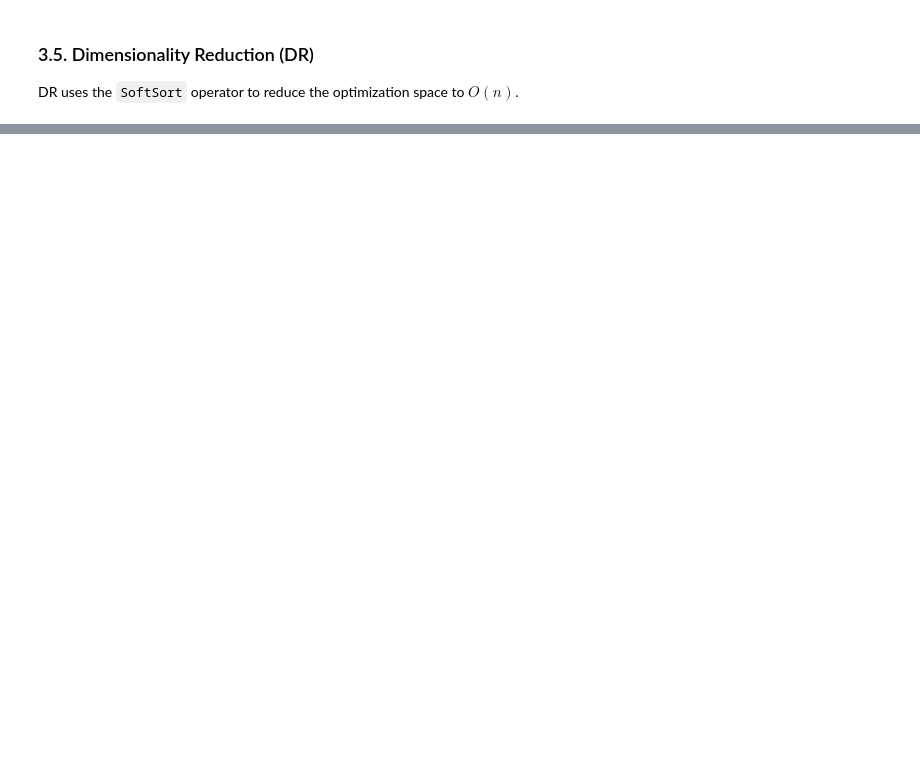
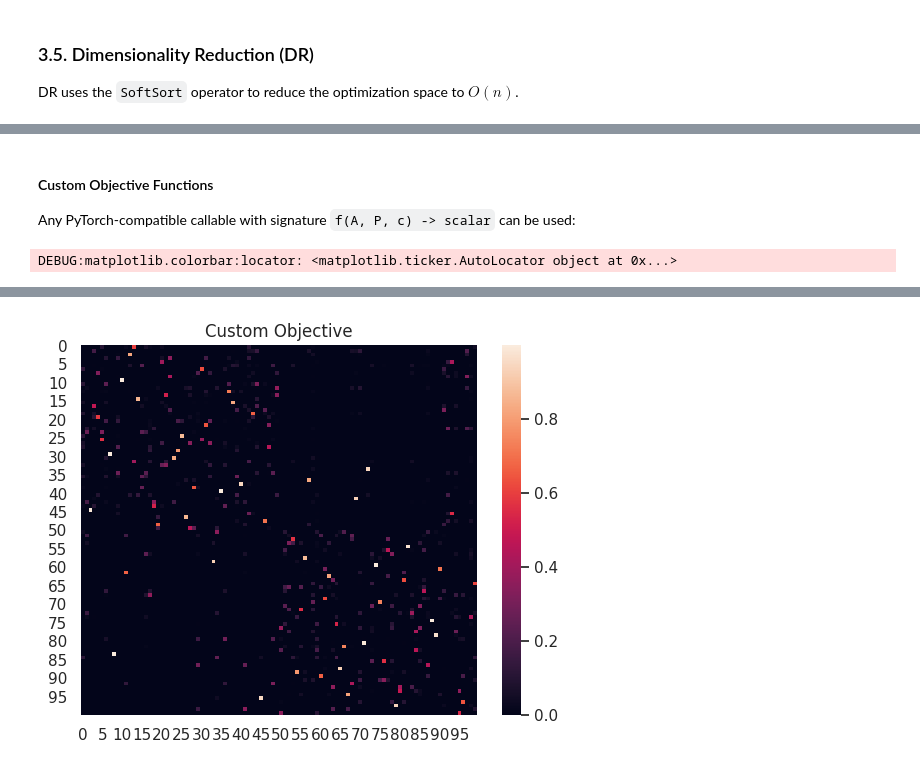
Before and after one commit to dkubek/approximate-graph-symmetries, a Jupyter notebook: demo.ipynb, the cells around one changed output, grey strips where cells are left out. Cells and saved outputs as stored; diff of their text form; code cells hidden in the pictures; blank space fills up the shorter version.

```diff
--- a/demo.ipynb
+++ b/demo.ipynb
@@ -327,0 +371,43 @@ plt.show()
+# %% [markdown]
+#### Custom Objective Functions
+
+Any PyTorch-compatible callable with signature `f(A, P, c) -> scalar` can be used:
+# %%
+# | label: custom-objective-example
+import torch
+
+def dynamic_fixed_points(
+    A: torch.Tensor, P: torch.Tensor, c: torch.Tensor
+) -> torch.Tensor:
+    """
+    Dynamic fixed points objective: E / (n(n-1) - 2F(F-1)).
+
+    Args:
+        A: Adjacency matrix (n, n)
+        P: Doubly-stochastic matrix (n, n)
+        c: Penalty vector (unused, kept for interface consistency)
+
+    Returns:
+        Scalar loss value
+    """
+    n = A.shape[0]
+    E = torch.norm(A - P @ A @ P.T, p="fro")
+    F = torch.trace(P)
+
+    # Denominator: effective non-fixed pairs
+    denominator = n * (n - 1) - 2 * F * (F - 1) + 1e-8
+
+    return E / denominator
+
+# Use the custom objective
+solver_custom = SymmetricApproximator(objective=dynamic_fixed_points, max_iter=500, verbose=0)
+result_custom = solver_custom.solve(A_synthetic, c=0.1)
+
+print(f"Custom objective completed in {result_custom['metrics']['time']:.2f} seconds.")
+print(f"Final loss: {result_custom['metrics']['final_loss']:.4f}")
+
+sns.heatmap(result_custom["P"])
+plt.title("Custom Objective")
+plt.show()
+# %% [output]
+DEBUG:matplotlib.colorbar:locator: <matplotlib.ticker.AutoLocator object at 0x...>
@@ -327,0 +416 @@ plt.show()
+[figure, added]
```
Also changed, not shown: parts of 19 cells of this notebook, 2 other files.
